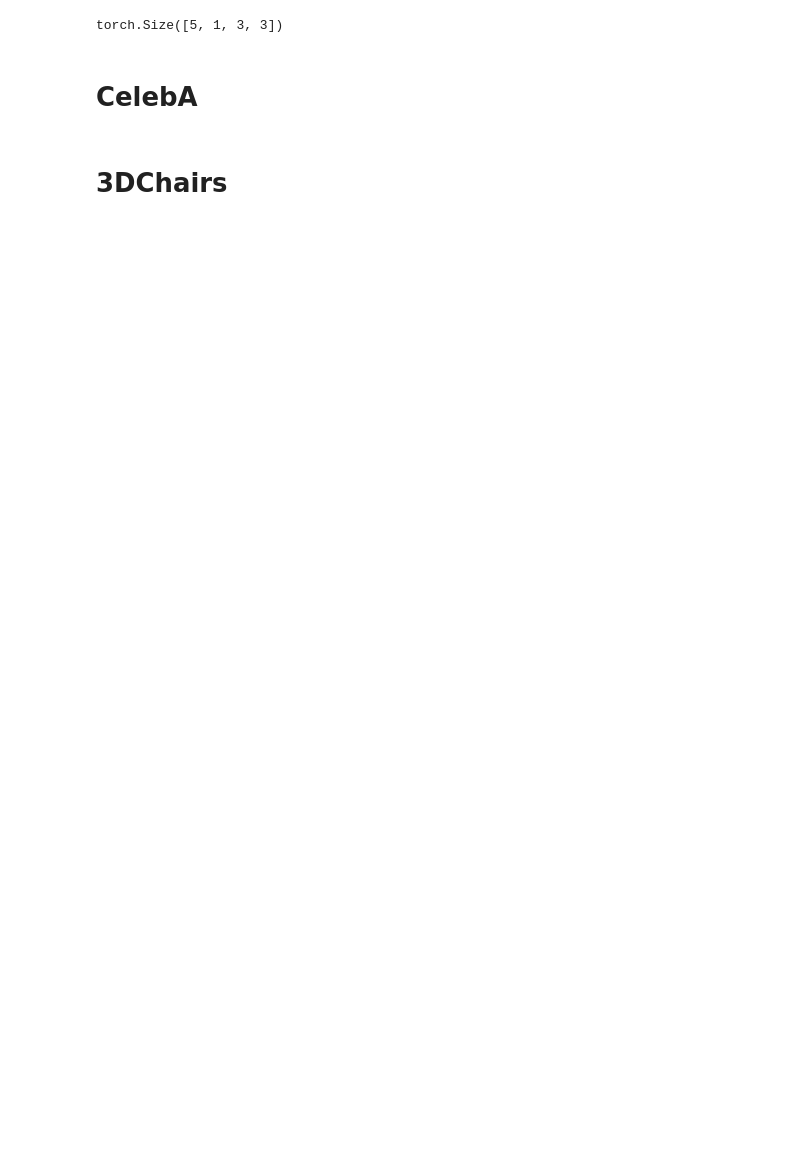
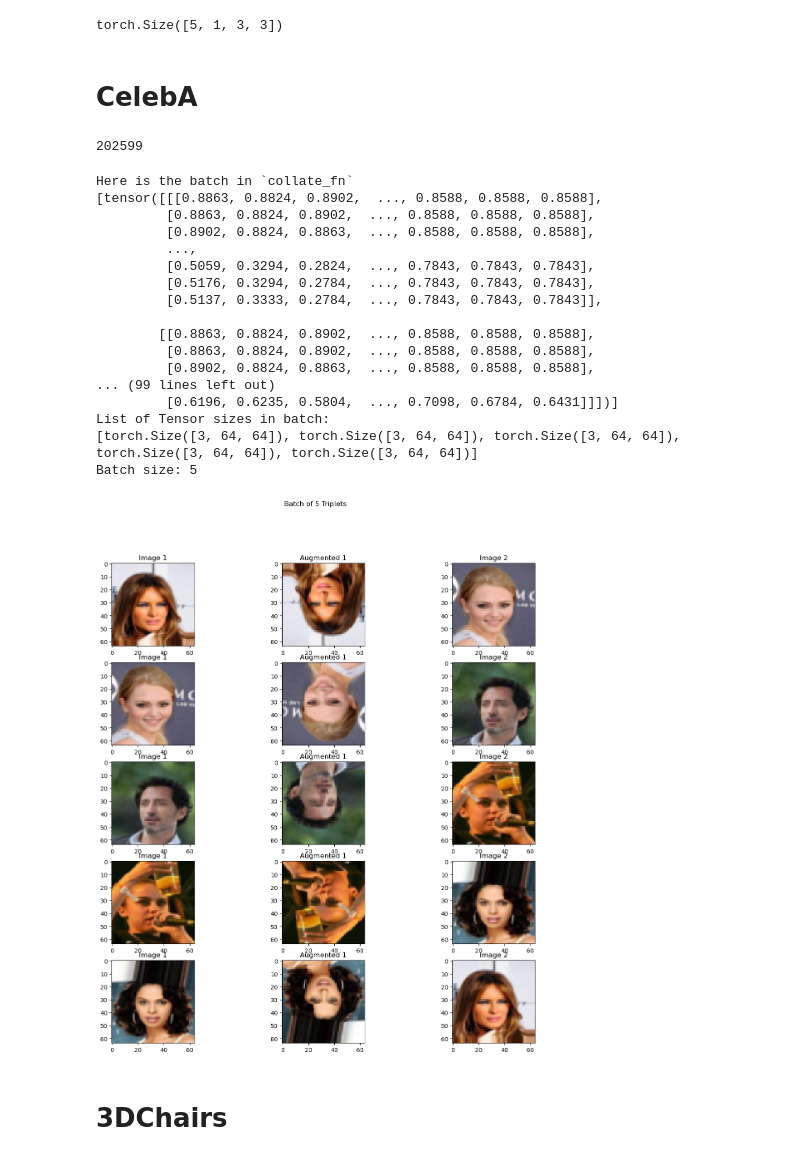
Before and after one commit to joegenius98/Undergrad_Honors_Thesis, a Jupyter notebook: Disentangling/triplet_dataloader_exs.ipynb, the cells around one changed output. Drawn from its saved outputs; the diff is of its cells as text; code cells hidden in the pictures; blank space fills up the shorter version.

Commit message:
Implement batched triplet dataloader for CelebA

```diff
--- a/Disentangling/triplet_dataloader_exs.ipynb
+++ b/Disentangling/triplet_dataloader_exs.ipynb
@@ -13,7 +13,7 @@ class ImageDataset(Dataset):
     def __getitem__(self, index):
         return self.images[index]
 # %%
-def collate_fn(batch):
+def collate_fn_with_prints(batch):
     print("Here is the batch in `collate_fn`")
     print(batch)
     print("List of Tensor sizes in batch:")
@@ -121,5 +121,47 @@ transform = transforms.Compose([
 
 train_kwargs = {'root': "./data/CelebA", 'transform': transform}
 celeba_data = CustomImageFolder(**train_kwargs)
+# %%
+len(celeba_data)
+# %% [output]
+202599
+# %%
+BATCH_SIZE = 5
+# %%
+celeba_dataloader = DataLoader(celeba_data, batch_size=BATCH_SIZE, collate_fn=collate_fn_with_prints, shuffle=True)
+# %%
+import matplotlib.pyplot as plt
+fig, axs = plt.subplots(BATCH_SIZE, 3, figsize=(15, 15))
+
+batch = next(iter(celeba_dataloader))
+titles = ['Image 1', 'Augmented 1', 'Image 2']
+
+for batch_idx, triplet in enumerate(batch):
+    for triplet_idx, image in enumerate(triplet):
+        axs[batch_idx, triplet_idx].imshow(torch.permute(image, (1, 2, 0)))
+        axs[batch_idx, triplet_idx].set_title(titles[triplet_idx])
+
+fig.suptitle(f'Batch of {BATCH_SIZE} Triplets')
+
+plt.show()
+# %% [output]
+Here is the batch in `collate_fn`
+[tensor([[[0.8863, 0.8824, 0.8902,  ..., 0.8588, 0.8588, 0.8588],
+         [0.8863, 0.8824, 0.8902,  ..., 0.8588, 0.8588, 0.8588],
+         [0.8902, 0.8824, 0.8863,  ..., 0.8588, 0.8588, 0.8588],
+         ...,
+         [0.5059, 0.3294, 0.2824,  ..., 0.7843, 0.7843, 0.7843],
+         [0.5176, 0.3294, 0.2784,  ..., 0.7843, 0.7843, 0.7843],
+         [0.5137, 0.3333, 0.2784,  ..., 0.7843, 0.7843, 0.7843]],
+
+        [[0.8863, 0.8824, 0.8902,  ..., 0.8588, 0.8588, 0.8588],
+         [0.8863, 0.8824, 0.8902,  ..., 0.8588, 0.8588, 0.8588],
+         [0.8902, 0.8824, 0.8863,  ..., 0.8588, 0.8588, 0.8588],
+... (99 lines left out)
+         [0.6196, 0.6235, 0.5804,  ..., 0.7098, 0.6784, 0.6431]]])]
+List of Tensor sizes in batch:
+[torch.Size([3, 64, 64]), torch.Size([3, 64, 64]), torch.Size([3, 64, 64]), torch.Size([3, 64, 64]), torch.Size([3, 64, 64])]
+Batch size: 5
+[figure, added]
 # %% [markdown]
 # 3DChairs
```
Also changed, not shown: parts of 1 cell of this notebook.
